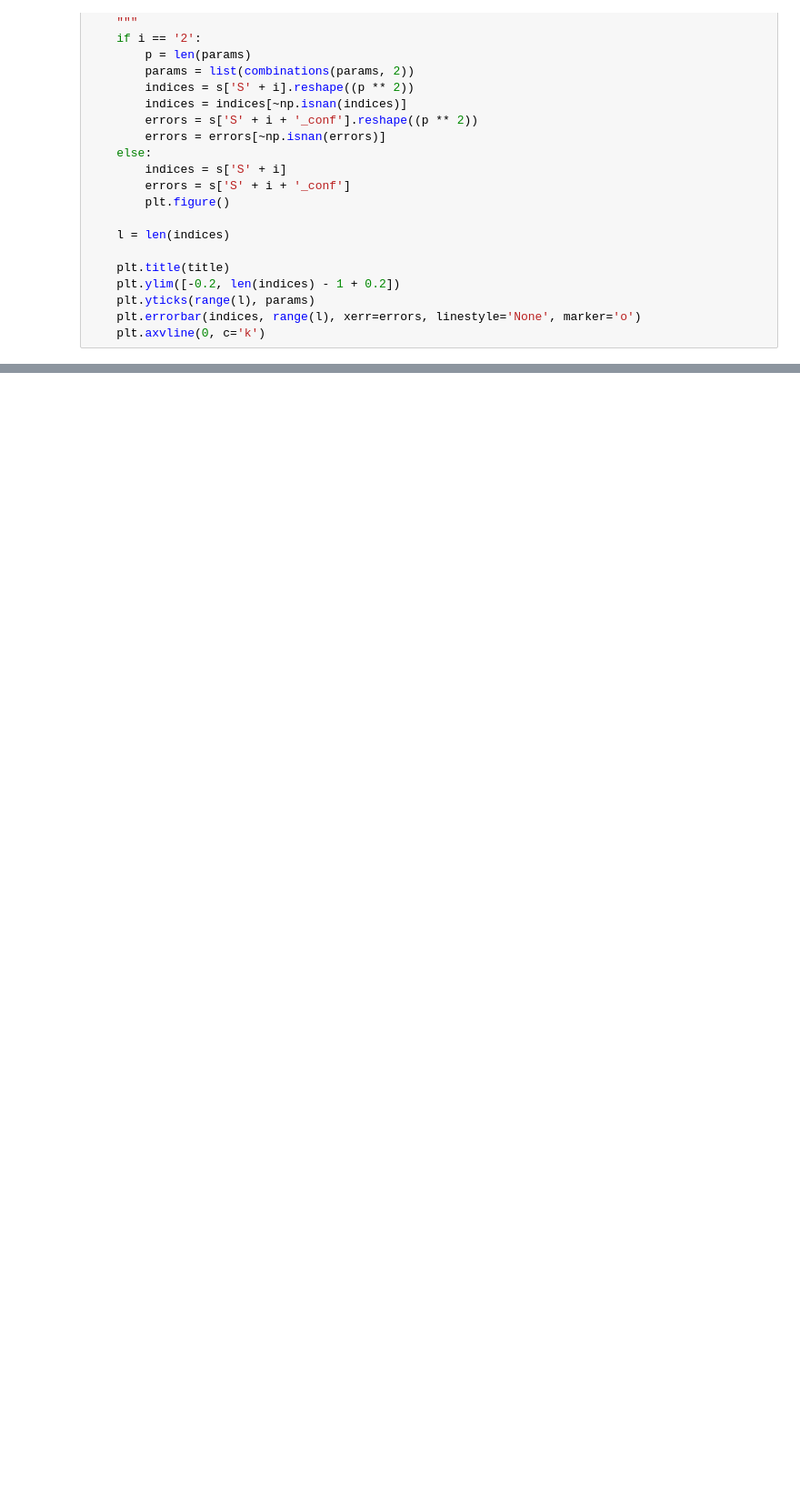
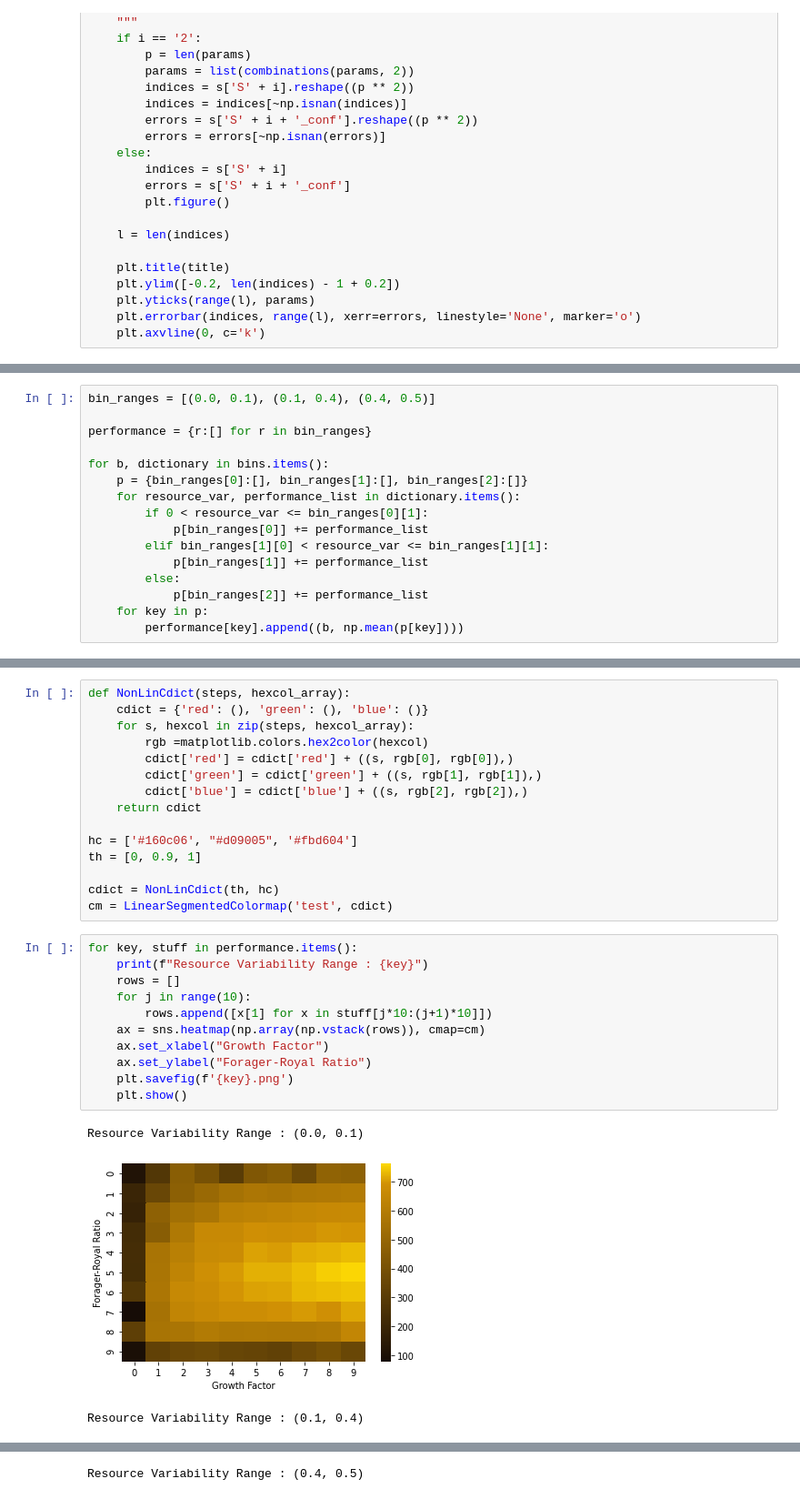
Before and after one commit to AnkurSatya/uva_abm_bumblebee, a Jupyter notebook: bumblebee_evolution/results/Global Sensitivity Analysis.ipynb, the cells around one changed output, grey strips where cells are left out. Shown at 91% size. Saved outputs shown, nothing was run; the diff lists cells and outputs as text; blank space fills up the shorter version.

```diff
--- a/bumblebee_evolution/results/Global Sensitivity Analysis.ipynb
+++ b/bumblebee_evolution/results/Global Sensitivity Analysis.ipynb
@@ -97,0 +163,16 @@ resource_variability  0.123323  0.085062
+# %%
+bin_ranges = [(0.0, 0.1), (0.1, 0.4), (0.4, 0.5)]
+
+performance = {r:[] for r in bin_ranges}
+
+for b, dictionary in bins.items():
+    p = {bin_ranges[0]:[], bin_ranges[1]:[], bin_ranges[2]:[]}
+    for resource_var, performance_list in dictionary.items():
+        if 0 < resource_var <= bin_ranges[0][1]:
+            p[bin_ranges[0]] += performance_list
+        elif bin_ranges[1][0] < resource_var <= bin_ranges[1][1]:
+            p[bin_ranges[1]] += performance_list
+        else:
+            p[bin_ranges[2]] += performance_list
+    for key in p:
+        performance[key].append((b, np.mean(p[key])))
@@ -97,0 +207,30 @@ resource_variability  0.123323  0.085062
+# %%
+def NonLinCdict(steps, hexcol_array):
+    cdict = {'red': (), 'green': (), 'blue': ()}
+    for s, hexcol in zip(steps, hexcol_array):
+        rgb =matplotlib.colors.hex2color(hexcol)
+        cdict['red'] = cdict['red'] + ((s, rgb[0], rgb[0]),)
+        cdict['green'] = cdict['green'] + ((s, rgb[1], rgb[1]),)
+        cdict['blue'] = cdict['blue'] + ((s, rgb[2], rgb[2]),)
+    return cdict
+
+hc = ['#160c06', "#d09005", '#fbd604']
+th = [0, 0.9, 1]
+
+cdict = NonLinCdict(th, hc)
+cm = LinearSegmentedColormap('test', cdict)
+# %%
+for key, stuff in performance.items():
+    print(f"Resource Variability Range : {key}")
+    rows = []
+    for j in range(10):
+        rows.append([x[1] for x in stuff[j*10:(j+1)*10]])
+    ax = sns.heatmap(np.array(np.vstack(rows)), cmap=cm)
+    ax.set_xlabel("Growth Factor")
+    ax.set_ylabel("Forager-Royal Ratio")
+    plt.savefig(f'{key}.png')
+    plt.show()
+# %% [output]
+Resource Variability Range : (0.0, 0.1)
+[figure, added]
+Resource Variability Range : (0.1, 0.4)
@@ -97,0 +238 @@ resource_variability  0.123323  0.085062
+Resource Variability Range : (0.4, 0.5)
```
Also changed, not shown: parts of 14 cells of this notebook.
